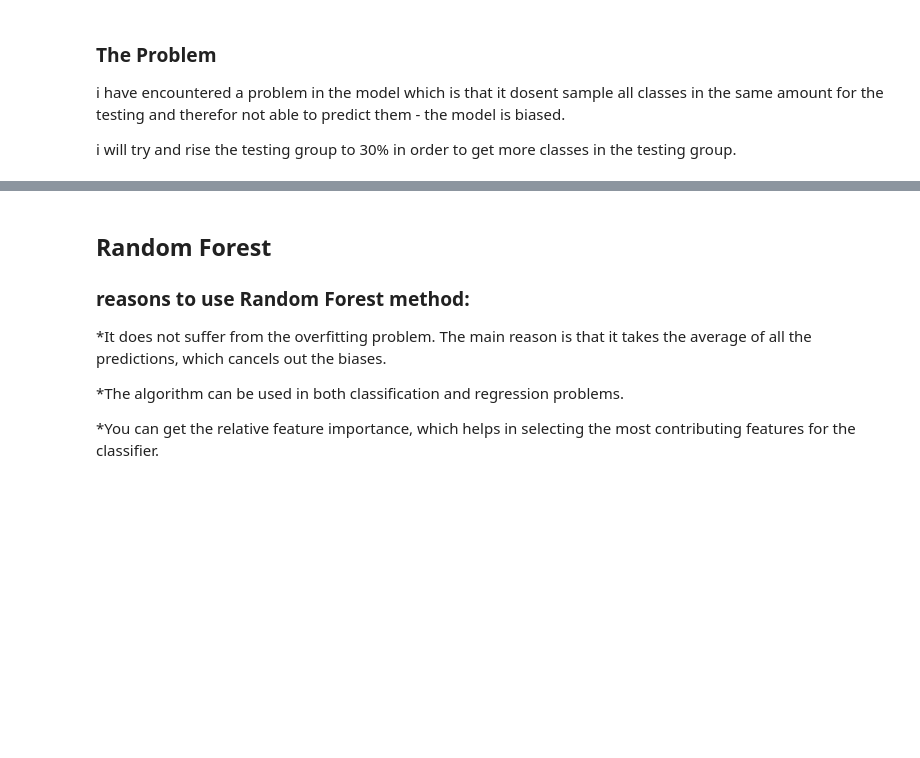
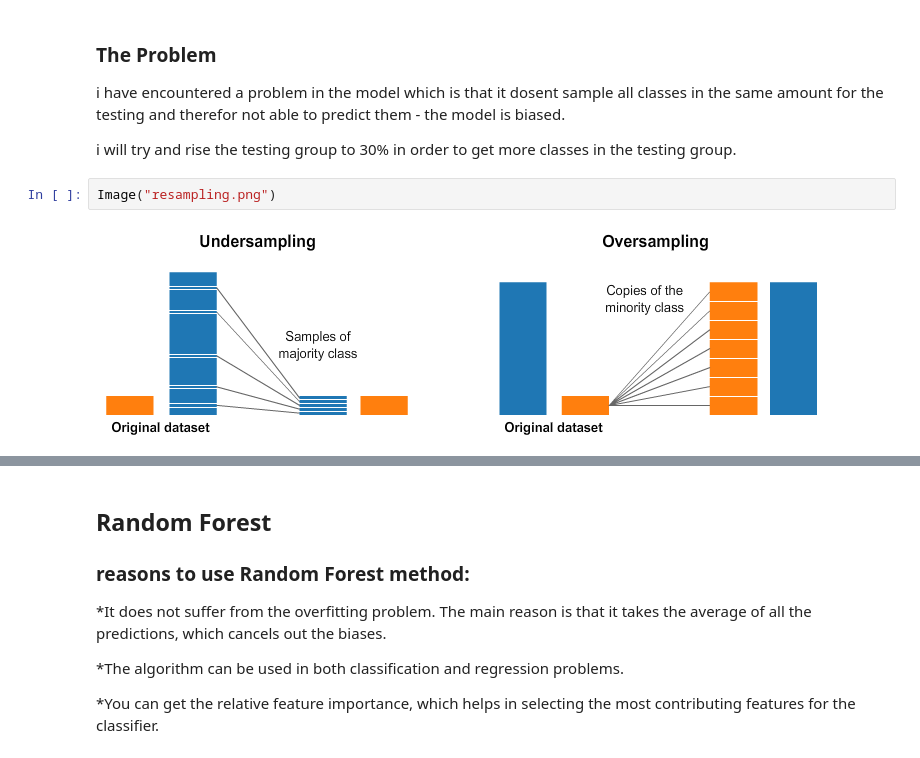
Before and after one commit to Shaked-g/goodreads, a Jupyter notebook: GoodReads.ipynb, the cells around one changed output, grey strips where cells are left out. Saved outputs shown, nothing was run; the diff lists cells and outputs as text; blank space fills up the shorter version.

```diff
--- a/GoodReads.ipynb
+++ b/GoodReads.ipynb
@@ -284,3 +280,7 @@ weighted avg       0.85      0.91      0.88      2743
 i will try and rise the testing group to 30%
 in order to get more classes in the testing group.
+# %%
+Image("resampling.png")
+# %% [output]
+[figure, added]
 # %%
```
Also changed, not shown: parts of 37 cells of this notebook.
